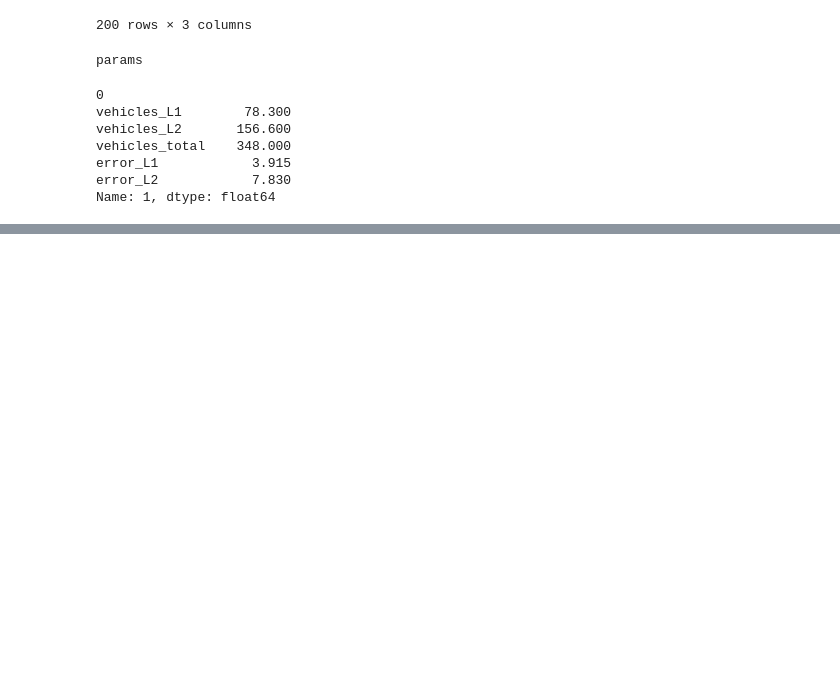
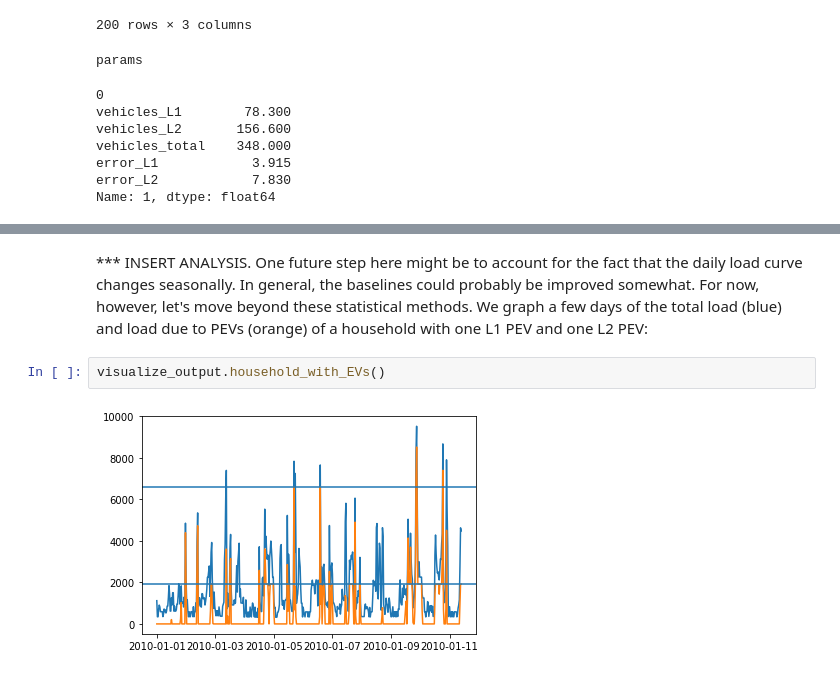
Before and after one commit to GabrielKS/EV_Load_Disambiguation, a Jupyter notebook: EV Load Disambiguation Demo.ipynb, the cells around one changed output, grey strips where cells are left out. Saved outputs shown, nothing was run; the diff lists cells and outputs as text; blank space fills up the shorter version.

```diff
--- a/EV Load Disambiguation Demo.ipynb
+++ b/EV Load Disambiguation Demo.ipynb
@@ -152,0 +312,6 @@ class Predictor(ABC):
+# %% [markdown]
+*** INSERT ANALYSIS. One future step here might be to account for the fact that the daily load curve changes seasonally. In general, the baselines could probably be improved somewhat. For now, however, let's move beyond these statistical methods. We graph a few days of the total load (blue) and load due to PEVs (orange) of a household with one L1 PEV and one L2 PEV:
+# %%
+visualize_output.household_with_EVs()
+# %% [output]
+[figure, added]
```
Also changed, not shown: parts of 40 cells of this notebook, 6 other files.
